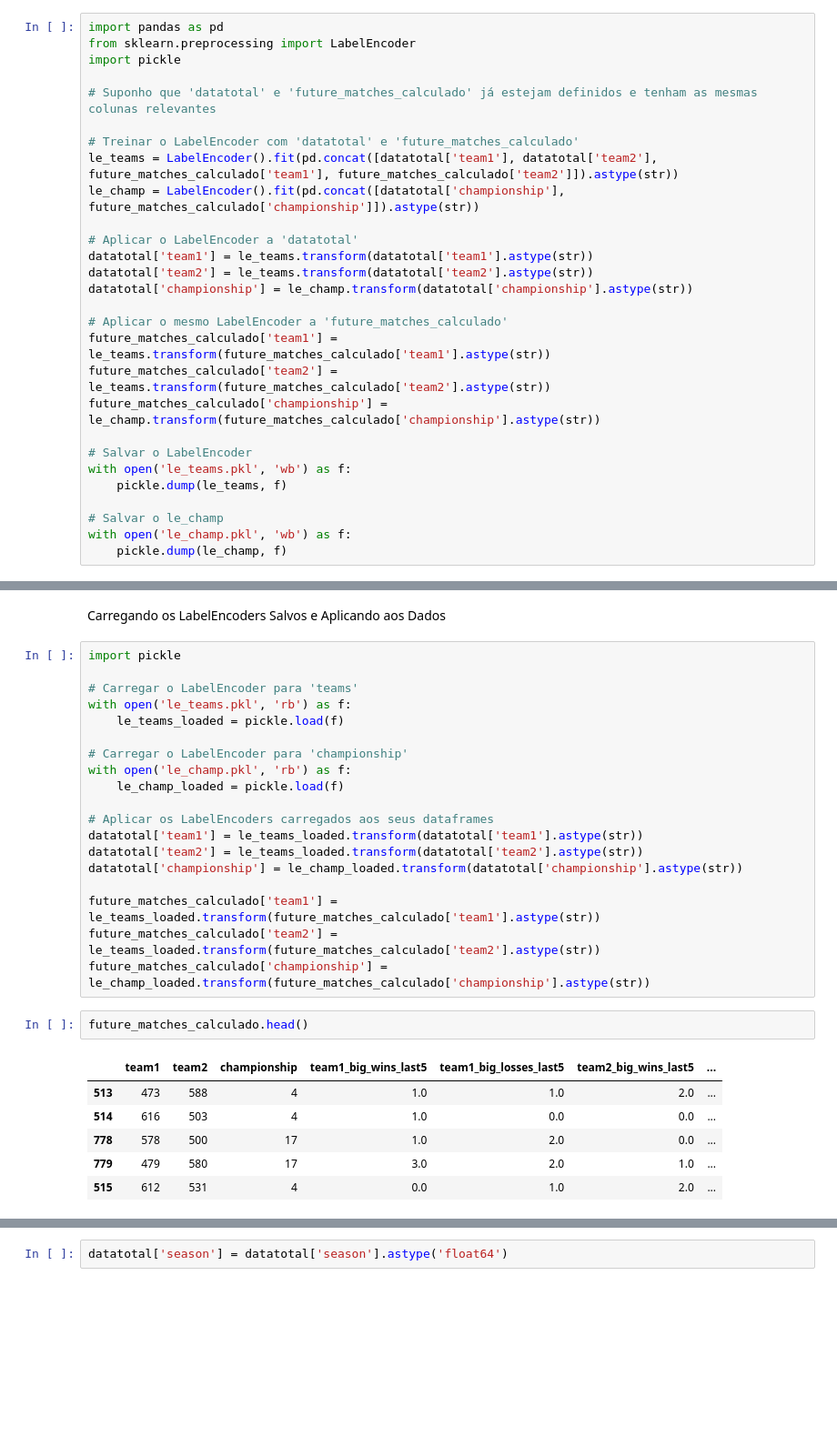
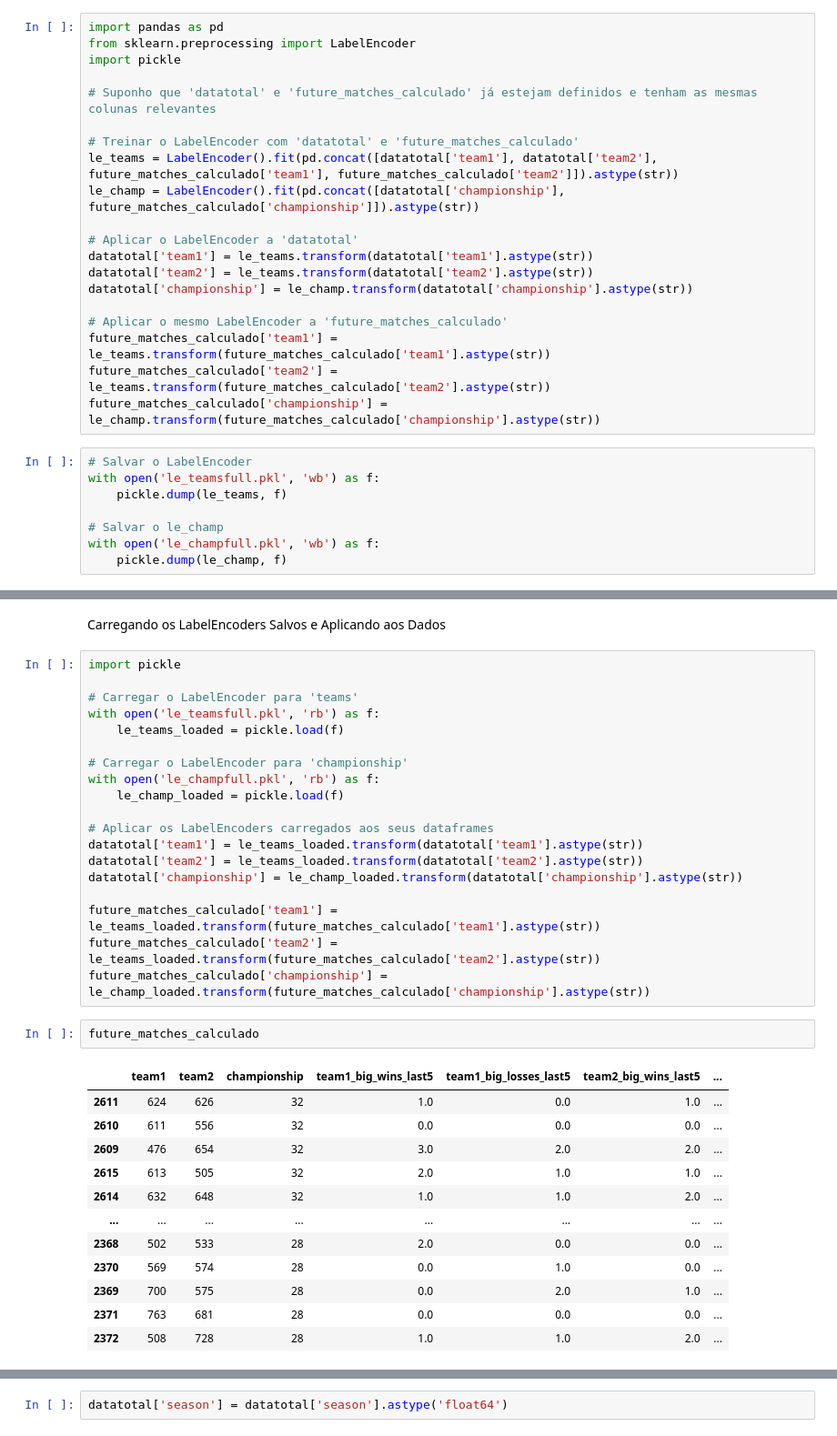
Before and after one commit to MatheusCBAndrade/Precific_NN-Poisson-v7, a Jupyter notebook: MathIAv8_NN.ipynb, the cells around one changed output, grey strips where cells are left out. Shown at 91% size. Saved outputs shown, nothing was run; the diff lists cells and outputs as text; blank space fills up the shorter version.

```diff
--- a/MathIAv8_NN.ipynb
+++ b/MathIAv8_NN.ipynb
@@ -756,14 +835,14 @@ datatotal['championship'] = le_champ.transform(datatotal['championship'].astype(
 future_matches_calculado['team1'] = le_teams.transform(future_matches_calculado['team1'].astype(str))
 future_matches_calculado['team2'] = le_teams.transform(future_matches_calculado['team2'].astype(str))
 future_matches_calculado['championship'] = le_champ.transform(future_matches_calculado['championship'].astype(str))
-
-# Salvar o LabelEncoder
-with open('le_teams.pkl', 'wb') as f:
-    pickle.dump(le_teams, f)
-
-# Salvar o le_champ
-with open('le_champ.pkl', 'wb') as f:
-    pickle.dump(le_champ, f)
+# %%
+# Salvar o LabelEncoder
+with open('le_teamsfull.pkl', 'wb') as f:
+    pickle.dump(le_teams, f)
+
+# Salvar o le_champ
+with open('le_champfull.pkl', 'wb') as f:
+    pickle.dump(le_champ, f)
 # %% [markdown]
 Carregando os índices
 # %% [markdown]
@@ -772,11 +851,11 @@ Carregando os LabelEncoders Salvos e Aplicando aos Dados
 import pickle
 
 # Carregar o LabelEncoder para 'teams'
-with open('le_teams.pkl', 'rb') as f:
+with open('le_teamsfull.pkl', 'rb') as f:
     le_teams_loaded = pickle.load(f)
 
 # Carregar o LabelEncoder para 'championship'
-with open('le_champ.pkl', 'rb') as f:
+with open('le_champfull.pkl', 'rb') as f:
     le_champ_loaded = pickle.load(f)
 
 # Aplicar os LabelEncoders carregados aos seus dataframes
@@ -788,11 +867,17 @@ future_matches_calculado['team1'] = le_teams_loaded.transform(future_matches_cal
 future_matches_calculado['team2'] = le_teams_loaded.transform(future_matches_calculado['team2'].astype(str))
 future_matches_calculado['championship'] = le_champ_loaded.transform(future_matches_calculado['championship'].astype(str))
 # %%
-future_matches_calculado.head()
+future_matches_calculado
 # %% [output]
 |  | team1 | team2 | championship | team1_big_wins_last5 | team1_big_losses_last5 | team2_big_wins_last5 | ... |
-| 513 | 473 | 588 | 4 | 1.0 | 1.0 | 2.0 | ... |
-| 514 | 616 | 503 | 4 | 1.0 | 0.0 | 0.0 | ... |
-| 778 | 578 | 500 | 17 | 1.0 | 2.0 | 0.0 | ... |
-| 779 | 479 | 580 | 17 | 3.0 | 2.0 | 1.0 | ... |
-| 515 | 612 | 531 | 4 | 0.0 | 1.0 | 2.0 | ... |
+| 2611 | 624 | 626 | 32 | 1.0 | 0.0 | 1.0 | ... |
+| 2610 | 611 | 556 | 32 | 0.0 | 0.0 | 0.0 | ... |
+| 2609 | 476 | 654 | 32 | 3.0 | 2.0 | 2.0 | ... |
+| 2615 | 613 | 505 | 32 | 2.0 | 1.0 | 1.0 | ... |
+| 2614 | 632 | 648 | 32 | 1.0 | 1.0 | 2.0 | ... |
+| ... | ... | ... | ... | ... | ... | ... | ... |
+| 2368 | 502 | 533 | 28 | 2.0 | 0.0 | 0.0 | ... |
+| 2370 | 569 | 574 | 28 | 0.0 | 1.0 | 0.0 | ... |
+| 2369 | 700 | 575 | 28 | 0.0 | 2.0 | 1.0 | ... |
+| 2371 | 763 | 681 | 28 | 0.0 | 0.0 | 0.0 | ... |
+| 2372 | 508 | 728 | 28 | 1.0 | 1.0 | 2.0 | ... |
```
Also changed, not shown: parts of 42 cells of this notebook, 4 other files.
